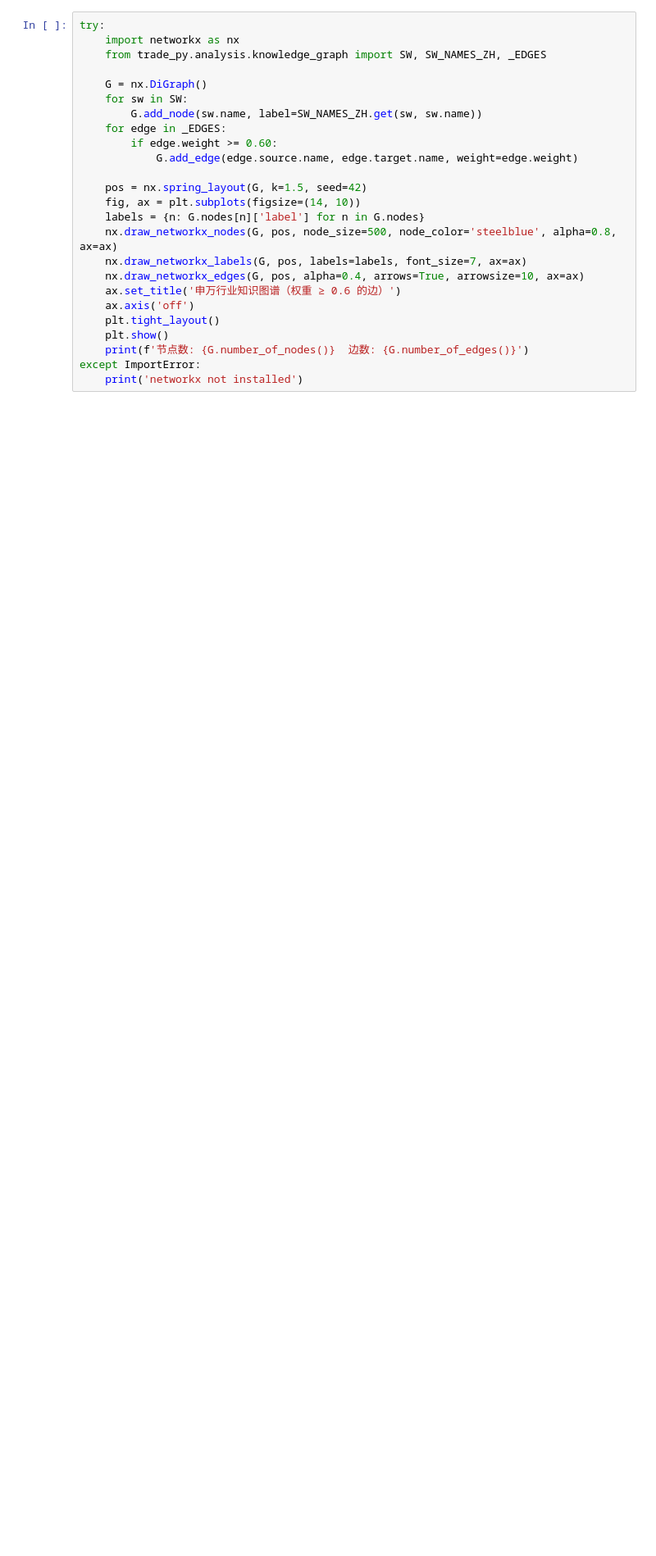
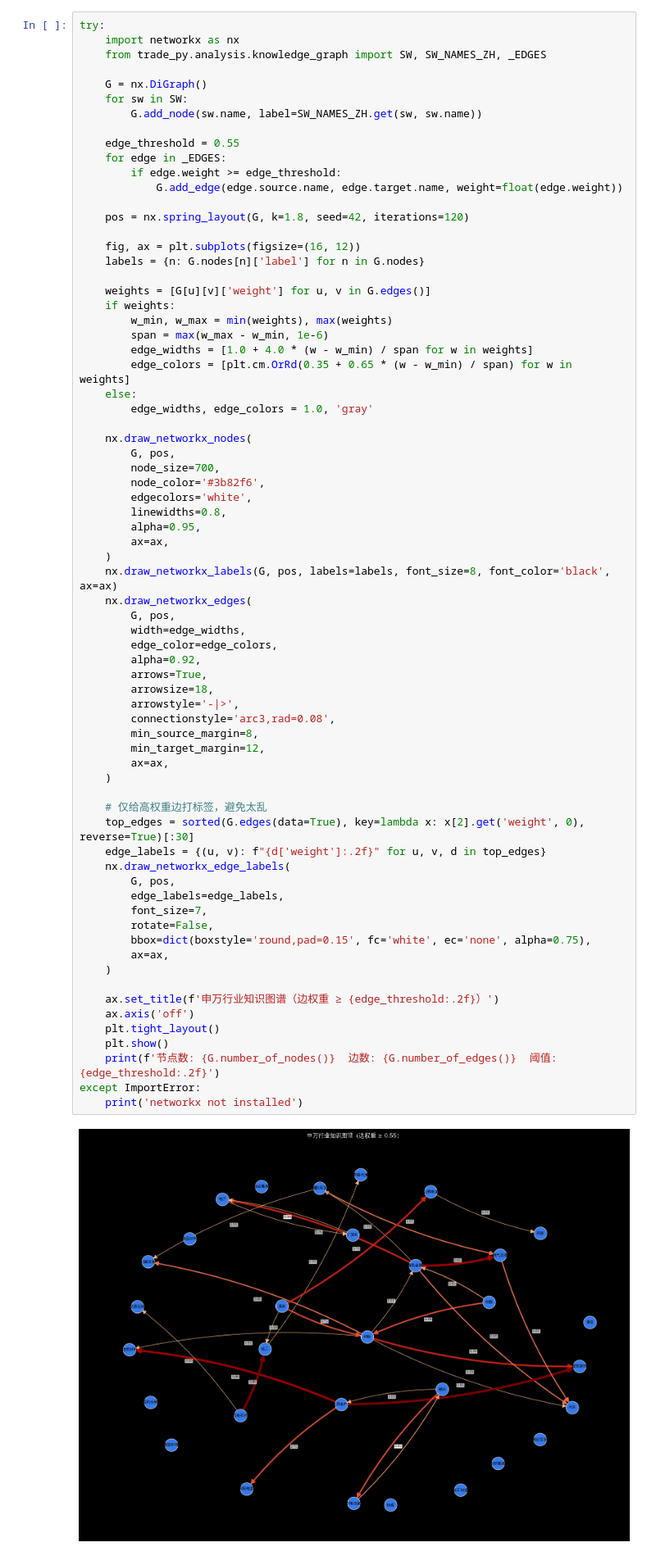
Before and after one commit to huanwei1208/trade, a Jupyter notebook: notebooks/04_model_training.ipynb, the cells around one changed output. Shown at 82% size. Saved outputs shown, nothing was run; the diff lists cells and outputs as text; blank space fills up the shorter version.

```diff
--- a/notebooks/04_model_training.ipynb
+++ b/notebooks/04_model_training.ipynb
@@ -257,25 +356,73 @@ for i, r in enumerate(results[:15], 1):
 # %%
 try:
     import networkx as nx
     from trade_py.analysis.knowledge_graph import SW, SW_NAMES_ZH, _EDGES
 
     G = nx.DiGraph()
     for sw in SW:
         G.add_node(sw.name, label=SW_NAMES_ZH.get(sw, sw.name))
+
+    edge_threshold = 0.55
     for edge in _EDGES:
-        if edge.weight >= 0.60:
-            G.add_edge(edge.source.name, edge.target.name, weight=edge.weight)
+        if edge.weight >= edge_threshold:
+            G.add_edge(edge.source.name, edge.target.name, weight=float(edge.weight))
 
-    pos = nx.spring_layout(G, k=1.5, seed=42)
-    fig, ax = plt.subplots(figsize=(14, 10))
+    pos = nx.spring_layout(G, k=1.8, seed=42, iterations=120)
+
+    fig, ax = plt.subplots(figsize=(16, 12))
     labels = {n: G.nodes[n]['label'] for n in G.nodes}
-    nx.draw_networkx_nodes(G, pos, node_size=500, node_color='steelblue', alpha=0.8, ax=ax)
-    nx.draw_networkx_labels(G, pos, labels=labels, font_size=7, ax=ax)
-    nx.draw_networkx_edges(G, pos, alpha=0.4, arrows=True, arrowsize=10, ax=ax)
-    ax.set_title('申万行业知识图谱（权重 ≥ 0.6 的边）')
+
+    weights = [G[u][v]['weight'] for u, v in G.edges()]
+    if weights:
+        w_min, w_max = min(weights), max(weights)
+        span = max(w_max - w_min, 1e-6)
+        edge_widths = [1.0 + 4.0 * (w - w_min) / span for w in weights]
+        edge_colors = [plt.cm.OrRd(0.35 + 0.65 * (w - w_min) / span) for w in weights]
+    else:
+        edge_widths, edge_colors = 1.0, 'gray'
+
+    nx.draw_networkx_nodes(
+        G, pos,
+        node_size=700,
+        node_color='#3b82f6',
+        edgecolors='white',
+        linewidths=0.8,
+        alpha=0.95,
+        ax=ax,
+    )
+    nx.draw_networkx_labels(G, pos, labels=labels, font_size=8, font_color='black', ax=ax)
+    nx.draw_networkx_edges(
+        G, pos,
+        width=edge_widths,
+        edge_color=edge_colors,
+        alpha=0.92,
+        arrows=True,
+        arrowsize=18,
+        arrowstyle='-|>',
+        connectionstyle='arc3,rad=0.08',
+        min_source_margin=8,
+        min_target_margin=12,
+        ax=ax,
+    )
+
+    # 仅给高权重边打标签，避免太乱
+    top_edges = sorted(G.edges(data=True), key=lambda x: x[2].get('weight', 0), reverse=True)[:30]
+    edge_labels = {(u, v): f"{d['weight']:.2f}" for u, v, d in top_edges}
+    nx.draw_networkx_edge_labels(
+        G, pos,
+        edge_labels=edge_labels,
+        font_size=7,
+        rotate=False,
+        bbox=dict(boxstyle='round,pad=0.15', fc='white', ec='none', alpha=0.75),
+        ax=ax,
+    )
+
+    ax.set_title(f'申万行业知识图谱（边权重 ≥ {edge_threshold:.2f}）')
     ax.axis('off')
     plt.tight_layout()
     plt.show()
-    print(f'节点数: {G.number_of_nodes()}  边数: {G.number_of_edges()}')
+    print(f'节点数: {G.number_of_nodes()}  边数: {G.number_of_edges()}  阈值: {edge_threshold:.2f}')
 except ImportError:
     print('networkx not installed')
+# %% [output]
+[figure, added]
```
Also changed, not shown: parts of 11 cells of this notebook, 37 other files.
